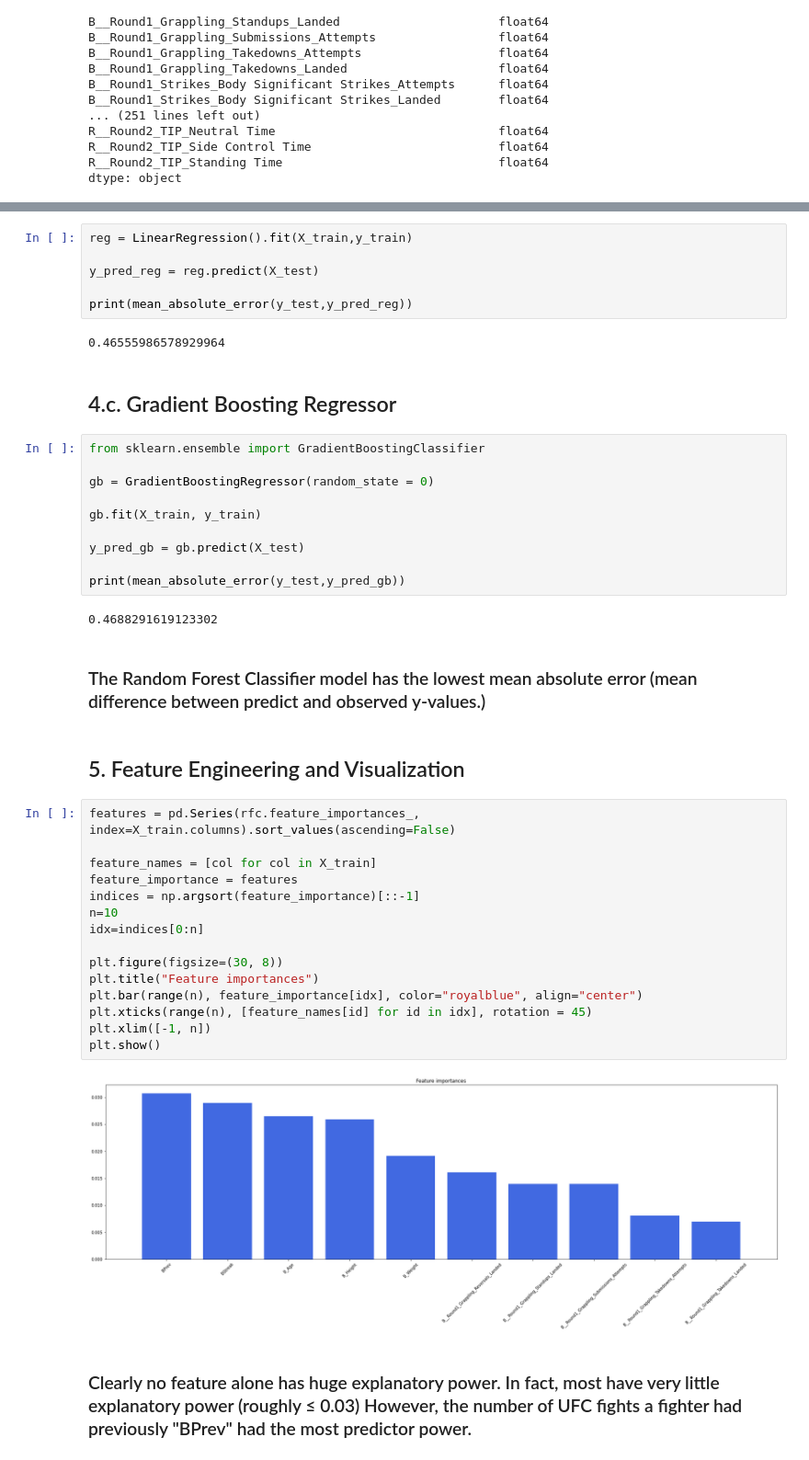
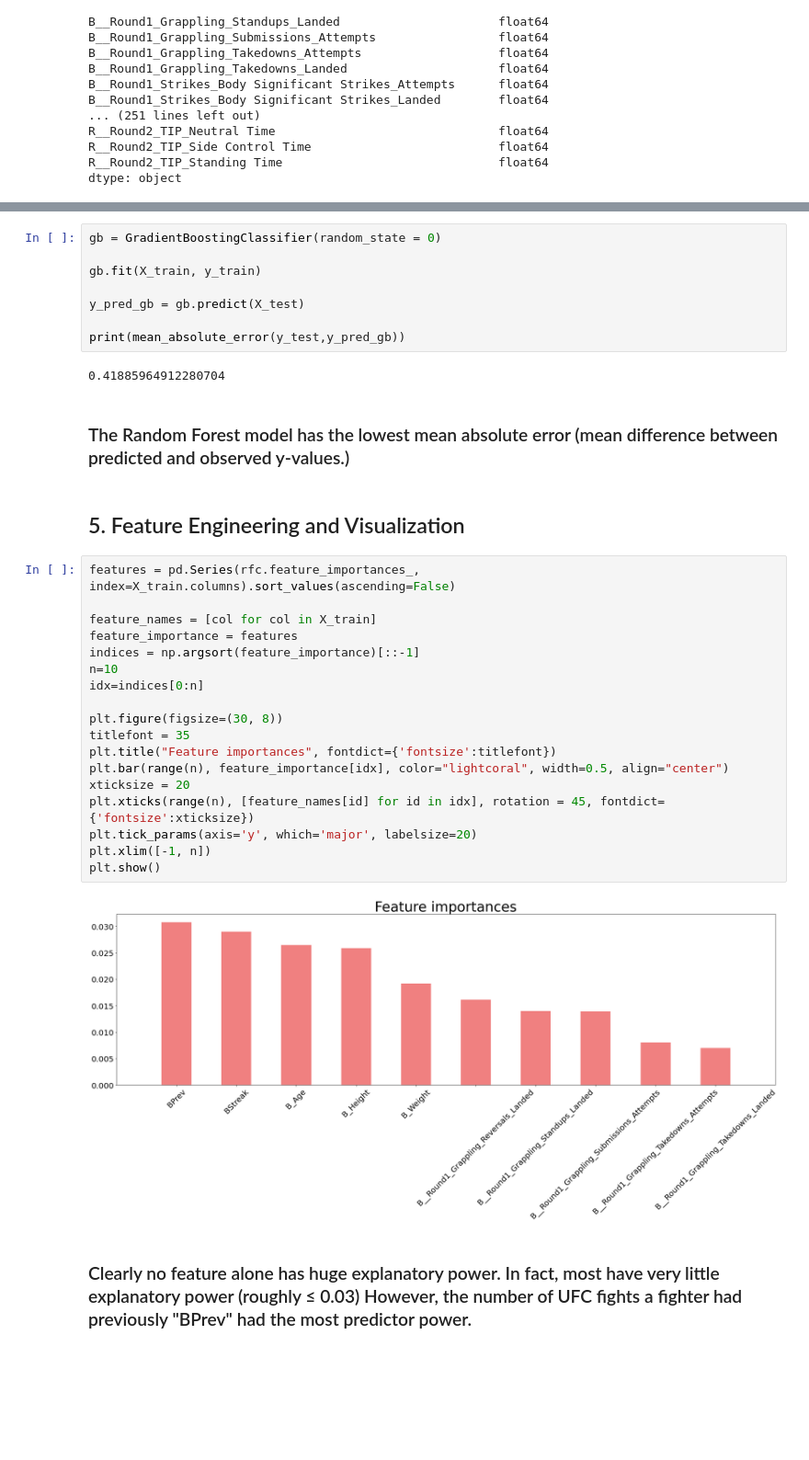
Before and after one commit to sont5413/UFC-Fight-Data, a Jupyter notebook: predicting-ufc-wins-from-historical-ufc-fight-data.ipynb, the cells around one changed output, grey strips where cells are left out. Shown: that part at 92% size. Drawn from its saved outputs; the diff is of its cells as text; blank space fills up the shorter version.

Commit message:
Kaggle Notebook | Predicting UFC Wins from Historical UFC Fight Data | Version 9

```diff
--- a/predicting-ufc-wins-from-historical-ufc-fight-data.ipynb
+++ b/predicting-ufc-wins-from-historical-ufc-fight-data.ipynb
@@ -208,45 +200,36 @@ print(mean_absolute_error(y_test,y_pred_rfc))
 # %%
-reg = LinearRegression().fit(X_train,y_train)
+gb = GradientBoostingClassifier(random_state = 0)
 
-y_pred_reg = reg.predict(X_test)
+gb.fit(X_train, y_train)
 
-print(mean_absolute_error(y_test,y_pred_reg))
+y_pred_gb = gb.predict(X_test)
+
+print(mean_absolute_error(y_test,y_pred_gb))
 # %% [output]
-0.46555986578929964
+0.41885964912280704
-# %% [markdown]
-## 4.c. Gradient Boosting Regressor
-# %%
-from sklearn.ensemble import GradientBoostingClassifier
-
-gb = GradientBoostingRegressor(random_state = 0)
-
-gb.fit(X_train, y_train)
-
-y_pred_gb = gb.predict(X_test)
-
-print(mean_absolute_error(y_test,y_pred_gb))
-# %% [output]
-0.4688291619123302
 # %% [markdown]
-### The Random Forest Classifier model has the lowest mean absolute error (mean difference between predict and observed y-values.)
+### The Random Forest model has the lowest mean absolute error (mean difference between predicted and observed y-values.)
 # %% [markdown]
 ## 5. Feature Engineering and Visualization
 # %%
 features = pd.Series(rfc.feature_importances_, index=X_train.columns).sort_values(ascending=False)
 
 feature_names = [col for col in X_train]
 feature_importance = features
 indices = np.argsort(feature_importance)[::-1]
 n=10
 idx=indices[0:n]
 
 plt.figure(figsize=(30, 8))
-plt.title("Feature importances")
-plt.bar(range(n), feature_importance[idx], color="royalblue", align="center")
-plt.xticks(range(n), [feature_names[id] for id in idx], rotation = 45)
+titlefont = 35
+plt.title("Feature importances", fontdict={'fontsize':titlefont})
+plt.bar(range(n), feature_importance[idx], color="lightcoral", width=0.5, align="center")
+xticksize = 20
+plt.xticks(range(n), [feature_names[id] for id in idx], rotation = 45, fontdict={'fontsize':xticksize})
+plt.tick_params(axis='y', which='major', labelsize=20)
 plt.xlim([-1, n])
 plt.show()
 # %% [output]
-[figure, old version]
+[figure, new version]
 # %% [markdown]
 ### Clearly no feature alone has huge explanatory power.  In fact, most have very little explanatory power (roughly ≤ 0.03)  However, the number of UFC fights a fighter had previously "BPrev" had the most predictor power.
```
Also changed, not shown: parts of 8 cells of this notebook.
